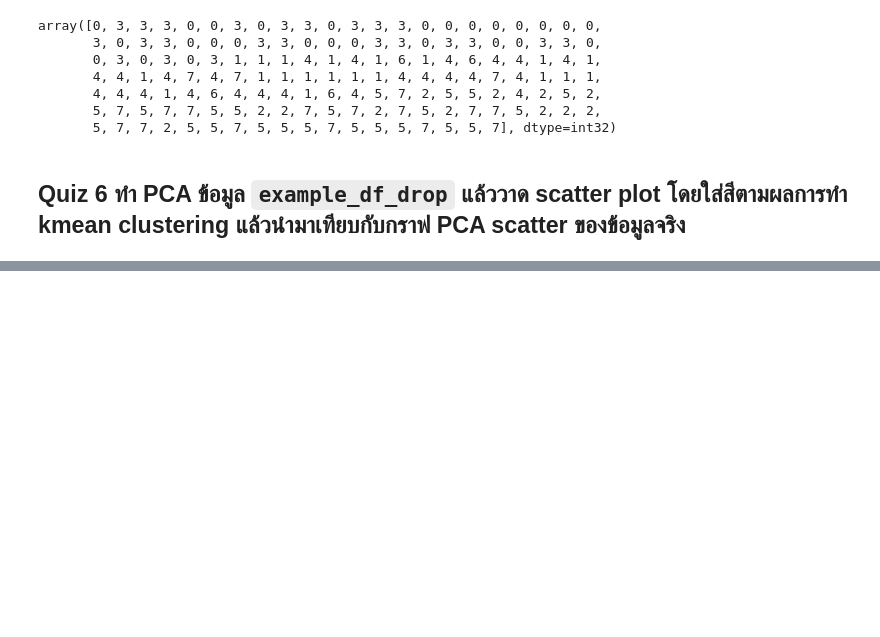
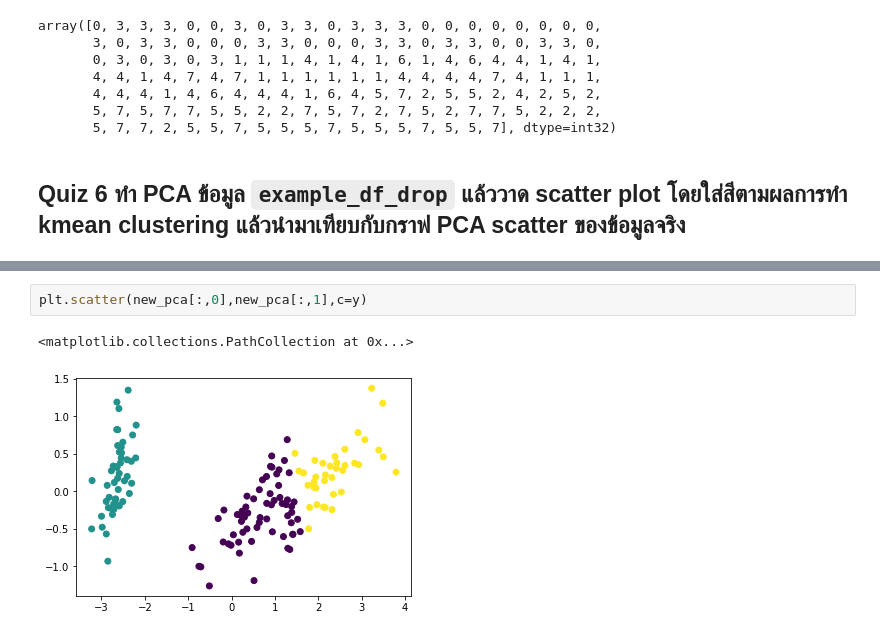
Before and after one commit to Umaporn19/multivariate, a Jupyter notebook: Chapter_6_Cluster_Analysis.ipynb, the cells around one changed output, grey strips where cells are left out. Drawn from its saved outputs; the diff is of its cells as text; blank space fills up the shorter version.

```diff
--- a/Chapter_6_Cluster_Analysis.ipynb
+++ b/Chapter_6_Cluster_Analysis.ipynb
@@ -105,0 +112,5 @@ new_pca
+# %%
+plt.scatter(new_pca[:,0],new_pca[:,1],c=y)
+# %% [output]
+<matplotlib.collections.PathCollection at 0x...>
+[figure, added]
```
Also changed, not shown: parts of 10 cells of this notebook.
